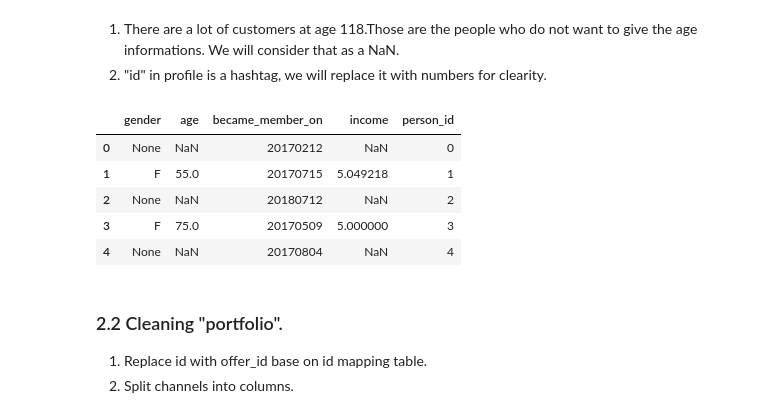
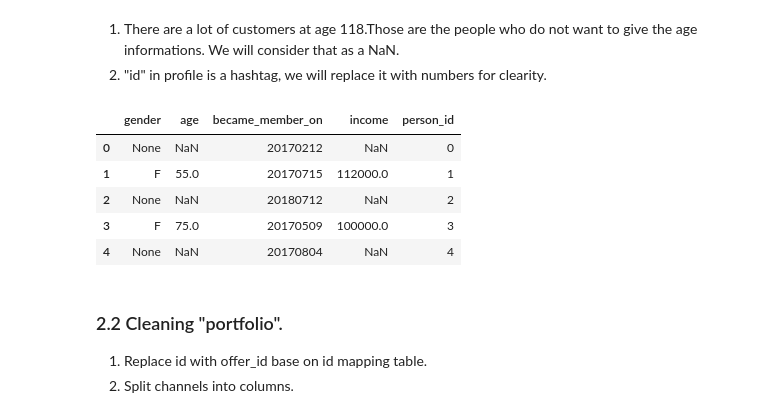
Before and after one commit to venson/starbucks, a Jupyter notebook: Starbucks_Capstone_notebook.ipynb, the cells around one changed output. Drawn from its saved outputs; the diff is of its cells as text; code cells hidden in the pictures.

```diff
--- a/Starbucks_Capstone_notebook.ipynb
+++ b/Starbucks_Capstone_notebook.ipynb
@@ -148,29 +166,29 @@ transcript.head()
 # %%
 def create_user_id_map(data = profile):
     user_id_map = pd.DataFrame(
         {'person':data['id'],
          'person_id': range(len(data['id']))
         })
     return user_id_map
 user_id_map = create_user_id_map()
 
 def clean_profile(data = profile, user_id_map = user_id_map):
 
     profile_new = data.merge(user_id_map,how = 'left', left_on = 'id', right_on = 'person')
     profile_new.drop(['id', 'person'], axis = 1, inplace = True)
     profile_new.loc[profile_new['age'] >= 100 , 'age'] = np.nan
-    profile_new['income']  = np.log10(profile_new['income'])
+    #profile_new['income']  = np.log10(profile_new['income'])
     return profile_new
 clean_profile = clean_profile()
 
 
 clean_profile.head()
 # %% [output]
 |  | gender | age | became_member_on | income | person_id |
 | 0 | None | NaN | 20170212 | NaN | 0 |
-| 1 | F | 55.0 | 20170715 | 5.049218 | 1 |
+| 1 | F | 55.0 | 20170715 | 112000.0 | 1 |
 | 2 | None | NaN | 20180712 | NaN | 2 |
-| 3 | F | 75.0 | 20170509 | 5.000000 | 3 |
+| 3 | F | 75.0 | 20170509 | 100000.0 | 3 |
 | 4 | None | NaN | 20170804 | NaN | 4 |
 # %% [markdown]
 ### 2.2 Cleaning "portfolio".
```
Also changed, not shown: parts of 27 cells of this notebook.
